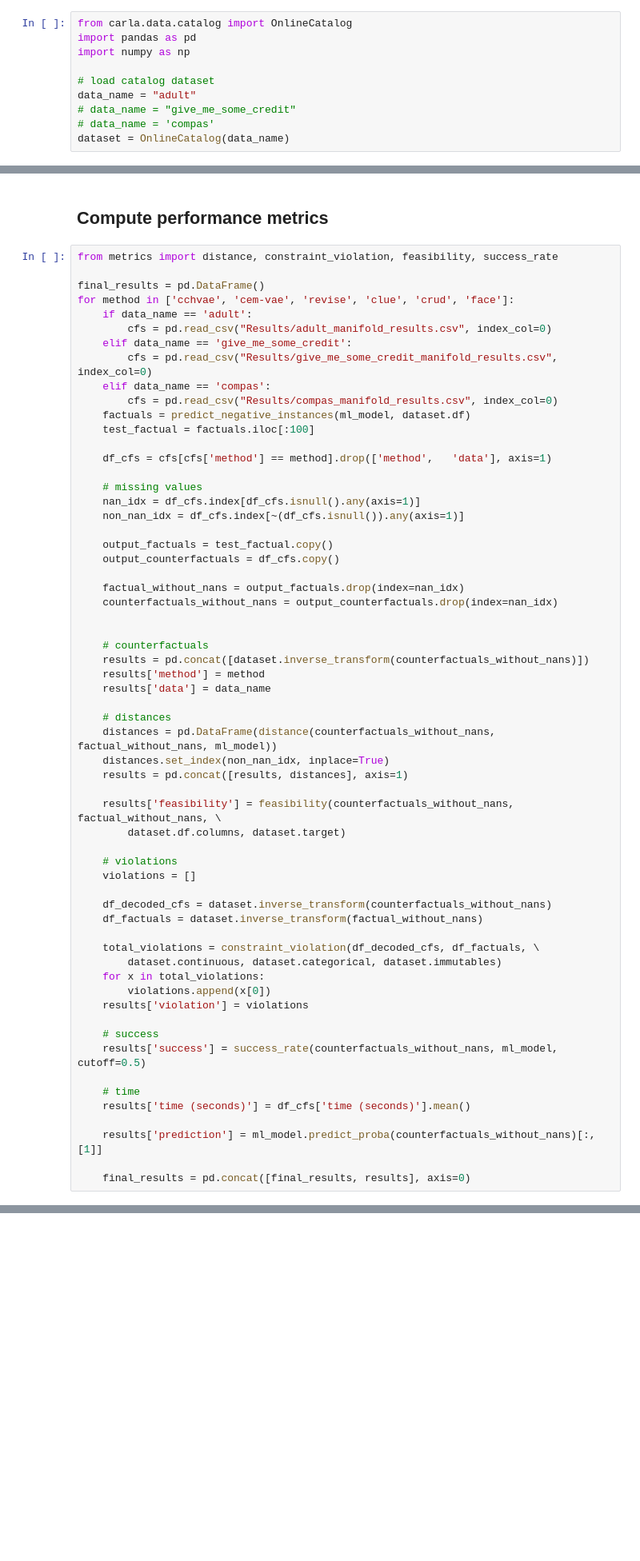
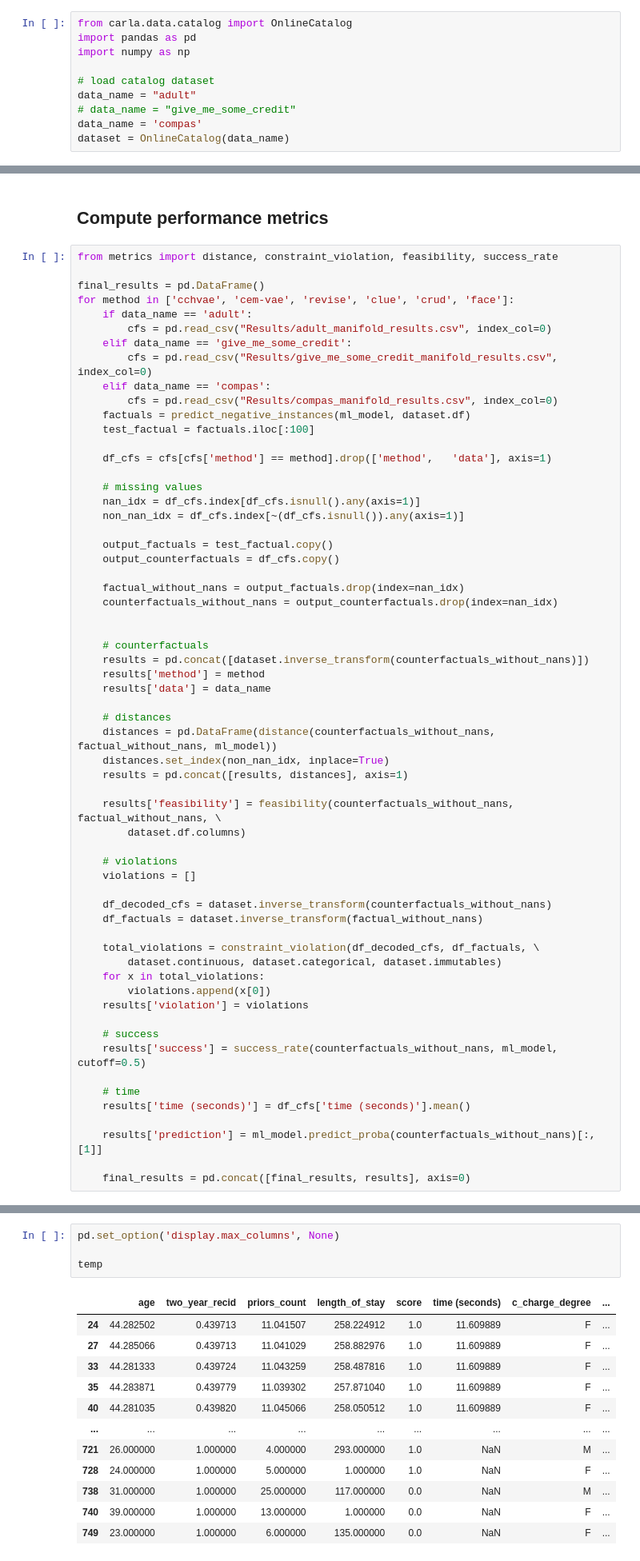
Before and after one commit to NorskRegnesentral/mccepy, a Jupyter notebook: 1-generate_carla_results.ipynb, the cells around one changed output, grey strips where cells are left out. Shown at 80% size. Saved outputs shown, nothing was run; the diff lists cells and outputs as text; blank space fills up the shorter version.

```diff
--- a/1-generate_carla_results.ipynb
+++ b/1-generate_carla_results.ipynb
@@ -8,7 +8,7 @@ import numpy as np
 # load catalog dataset
 data_name = "adult"
 # data_name = "give_me_some_credit"
-# data_name = 'compas'
+data_name = 'compas'
 dataset = OnlineCatalog(data_name)
 # %% [output]
 Using TensorFlow backend.
@@ -137,7 +137,7 @@ for method in ['cchvae', 'cem-vae', 'revise', 'clue', 'crud', 'face']:
     results = pd.concat([results, distances], axis=1)
 
     results['feasibility'] = feasibility(counterfactuals_without_nans, factual_without_nans, \
-        dataset.df.columns, dataset.target)
+        dataset.df.columns)
 
     # violations
     violations = []
@@ -213,3 +206,20 @@ temp2['method'] = 'original'
 temp2['data'] = data_name
 
 temp = pd.concat([temp, temp2.iloc[0:100][temp.columns]], axis=0)
+# %%
+pd.set_option('display.max_columns', None)
+
+temp
+# %% [output]
+|  | age | two_year_recid | priors_count | length_of_stay | score | time (seconds) | c_charge_degree | ... |
+| 24 | 44.282502 | 0.439713 | 11.041507 | 258.224912 | 1.0 | 11.609889 | F | ... |
+| 27 | 44.285066 | 0.439713 | 11.041029 | 258.882976 | 1.0 | 11.609889 | F | ... |
+| 33 | 44.281333 | 0.439724 | 11.043259 | 258.487816 | 1.0 | 11.609889 | F | ... |
+| 35 | 44.283871 | 0.439779 | 11.039302 | 257.871040 | 1.0 | 11.609889 | F | ... |
+| 40 | 44.281035 | 0.439820 | 11.045066 | 258.050512 | 1.0 | 11.609889 | F | ... |
+| ... | ... | ... | ... | ... | ... | ... | ... | ... |
+| 721 | 26.000000 | 1.000000 | 4.000000 | 293.000000 | 1.0 | NaN | M | ... |
+| 728 | 24.000000 | 1.000000 | 5.000000 | 1.000000 | 1.0 | NaN | F | ... |
+| 738 | 31.000000 | 1.000000 | 25.000000 | 117.000000 | 0.0 | NaN | M | ... |
+| 740 | 39.000000 | 1.000000 | 13.000000 | 1.000000 | 0.0 | NaN | F | ... |
+| 749 | 23.000000 | 1.000000 | 6.000000 | 135.000000 | 0.0 | NaN | F | ... |
```
Also changed, not shown: parts of 12 cells of this notebook, 7 other files.
